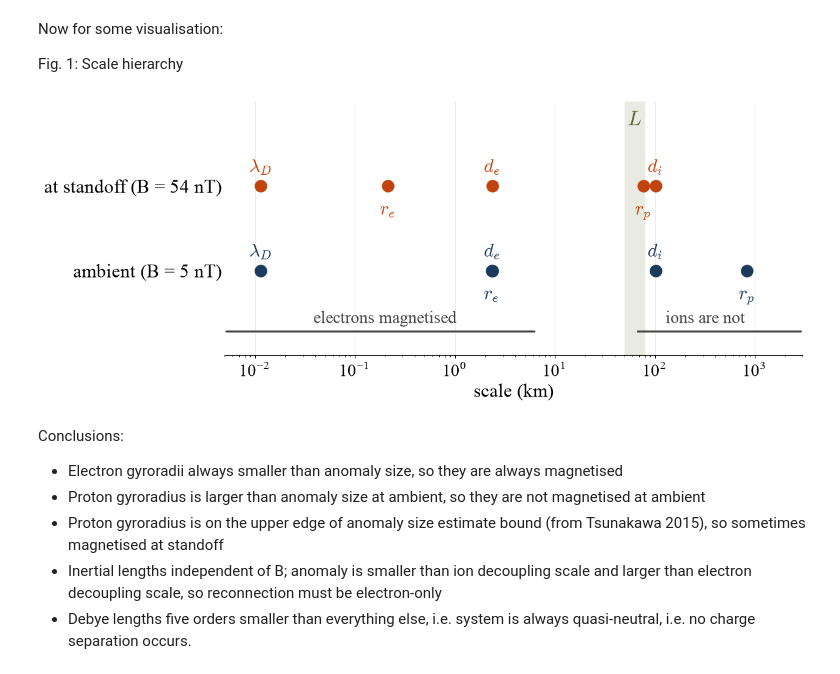
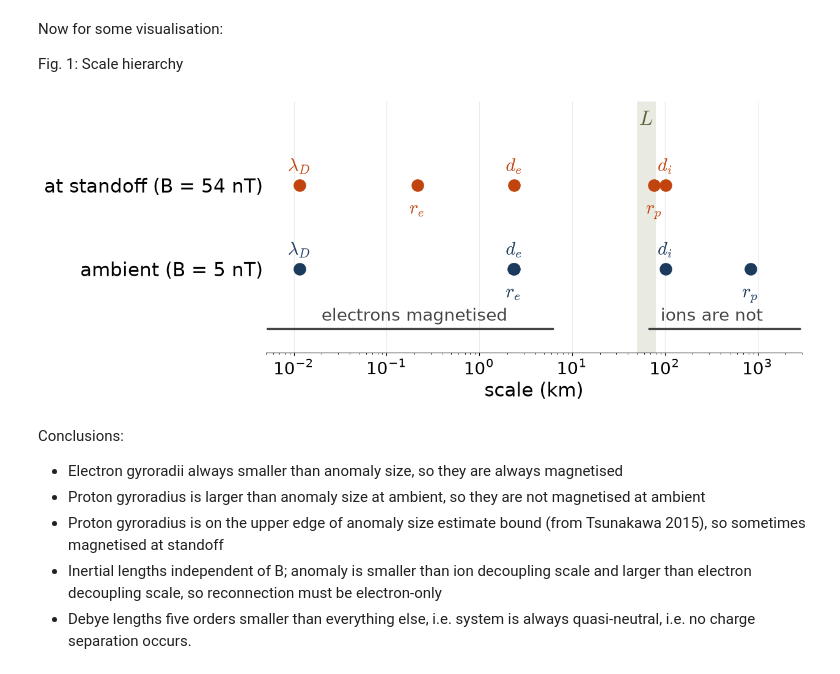
Before and after one commit to yulunwu000/artemis-lunar-plasma, a Jupyter notebook: notebooks/01_plasma_scales.ipynb, the cells around one changed output. Drawn from its saved outputs; the diff is of its cells as text; code cells hidden in the pictures.

```diff
--- a/notebooks/01_plasma_scales.ipynb
+++ b/notebooks/01_plasma_scales.ipynb
@@ -92,7 +92,7 @@ Fig. 1: Scale hierarchy
 import matplotlib.pyplot as plt
 
 plt.rcParams.update({
-    'font.family': 'serif',
+    'font.family': 'sans serif',
     'mathtext.fontset': 'cm',
     'font.size': 20,
 })
@@ -125,34 +125,34 @@ for i, (env, d) in enumerate(scales.items()):
                     xytext=(0, offsets[name]), ha='center',
                     color=palette[i], fontsize=22)
 
 # --- the claim -----------------------------------------------------------
 ax.annotate('', xy=(5e-3, -0.72), xytext=(6.5, -0.72),
             arrowprops=dict(arrowstyle='-', lw=2.5, color='#444'))
 ax.text(0.2, -0.62, 'electrons magnetised', ha='center',
         fontsize=20, color='#444')
 
 ax.annotate('', xy=(65, -0.72), xytext=(3e3, -0.72),
             arrowprops=dict(arrowstyle='-', lw=2.5, color='#444'))
 ax.text(320, -0.62, 'ions are not', ha='center',
         fontsize=20, color='#444')
 
 ax.set_xscale('log')
 ax.set_xlim(5e-3, 3e3)
 ax.set_ylim(-1.0, 2.0)
 ax.set_yticks([1, 0])
 ax.set_yticklabels(scales.keys(), fontsize=22)
 ax.set_xlabel('scale (km)', fontsize=22)
 ax.grid(axis='x', alpha=0.25)
 ax.tick_params(axis='x', labelsize=20)
 ax.tick_params(axis='y', length=0)
 for side in ('top', 'right', 'left'):
     ax.spines[side].set_visible(False)
 
 fig.tight_layout()
 fig.savefig('../figures/scale_hierarchy_slide.pdf')
 plt.show()
 # %% [output]
-[figure, old version]
+[figure, new version]
 # %% [markdown]
 Conclusions:
 - Electron gyroradii always smaller than anomaly size, so they are always magnetised
```
Also changed, not shown: 3 other files.
